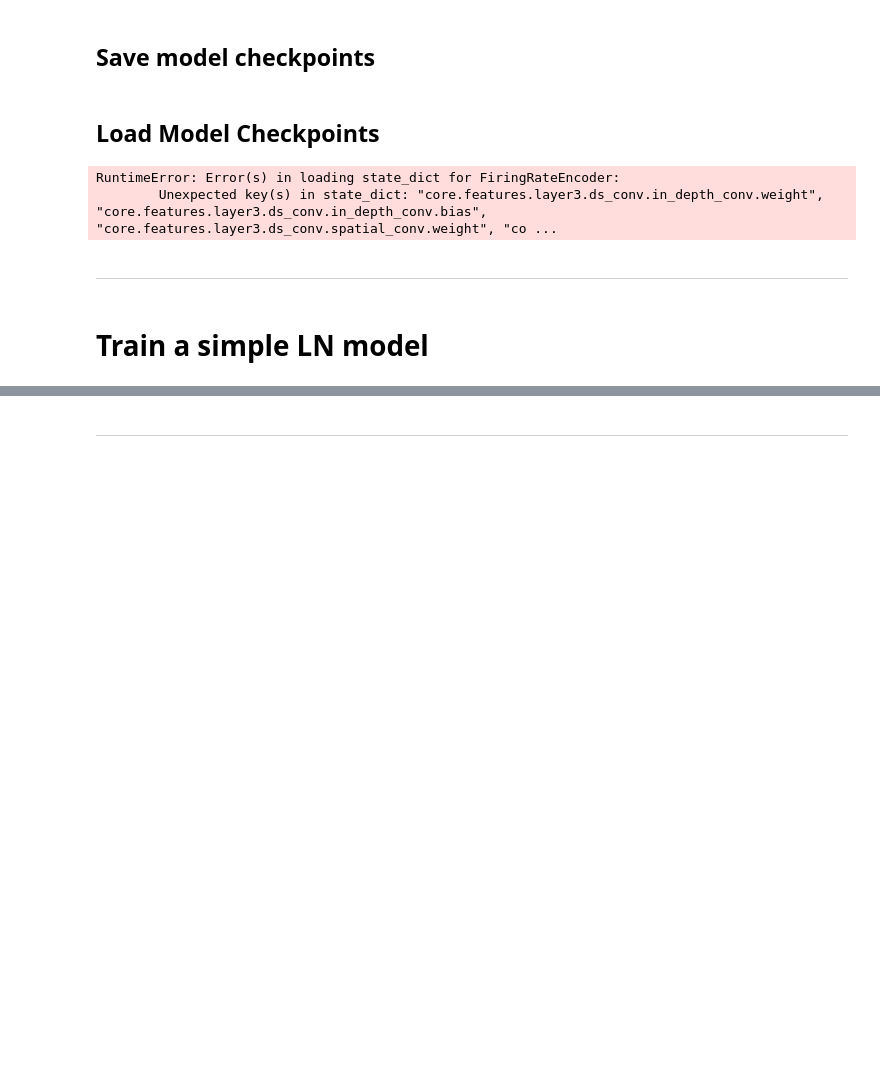
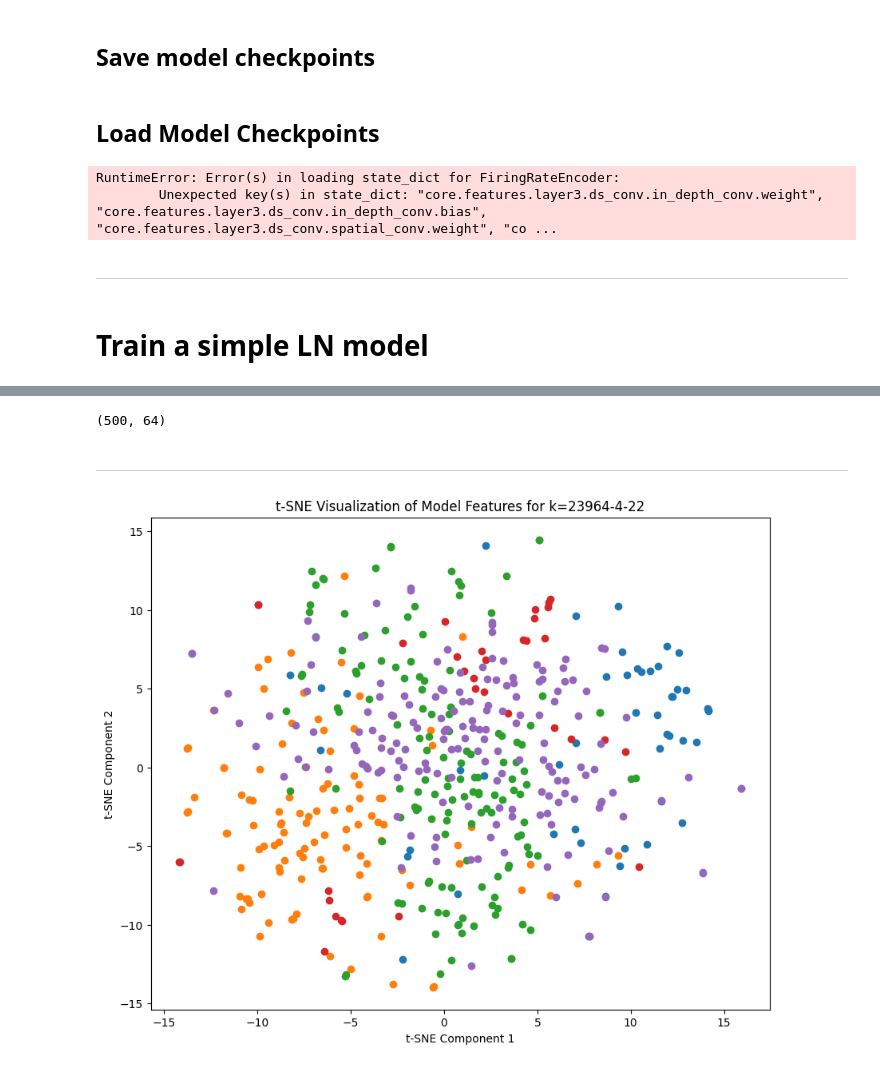
Before and after one commit to Nisone2000/sensorium, a Jupyter notebook: notebooks/model_tutorial/1b_model_training_sensorium+.ipynb, the cells around one changed output, grey strips where cells are left out. Drawn from its saved outputs; the diff is of its cells as text; code cells hidden in the pictures; blank space fills up the shorter version.

```diff
--- a/notebooks/model_tutorial/1b_model_training_sensorium+.ipynb
+++ b/notebooks/model_tutorial/1b_model_training_sensorium+.ipynb
@@ -403,2 +447,36 @@ model_config = {
+# %%
+random_indices = np.random.choice(features.shape[0], size=500, replace=False)
+# %%
+features_subset = features[random_indices, :]
+features_subset.shape
+# %% [output]
+(500, 64)
 # %% [markdown]
 ---
+# %%
+from sklearn.cluster import KMeans
+
+# Specify the number of clusters
+n_clusters = 5  # Change as needed
+kmeans = KMeans(n_clusters=n_clusters, random_state=42)
+kmeans.fit(features_subset)
+
+# Get the cluster labels
+labels = kmeans.labels_
+# %%
+# Apply t-SNE
+tsne = TSNE(n_components=2, perplexity = 35, random_state=42)
+features_tsne = tsne.fit_transform(features_subset)
+# %%
+# Visualize the results
+plt.figure(figsize=(10, 8))
+for i in range(n_clusters):
+    plt.scatter(features_tsne[labels == i, 0], features_tsne[labels == i, 1], label=f'Cluster {i}')
+
+#plt.scatter(features_tsne[:, 0], features_tsne[:, 1], alpha=0.7)
+plt.title(f't-SNE Visualization of Model Features for k={k}')
+plt.xlabel('t-SNE Component 1')
+plt.ylabel('t-SNE Component 2')
+plt.show()
+# %% [output]
+[figure, added]
```
Also changed, not shown: parts of 24 cells of this notebook, 1 other file.
